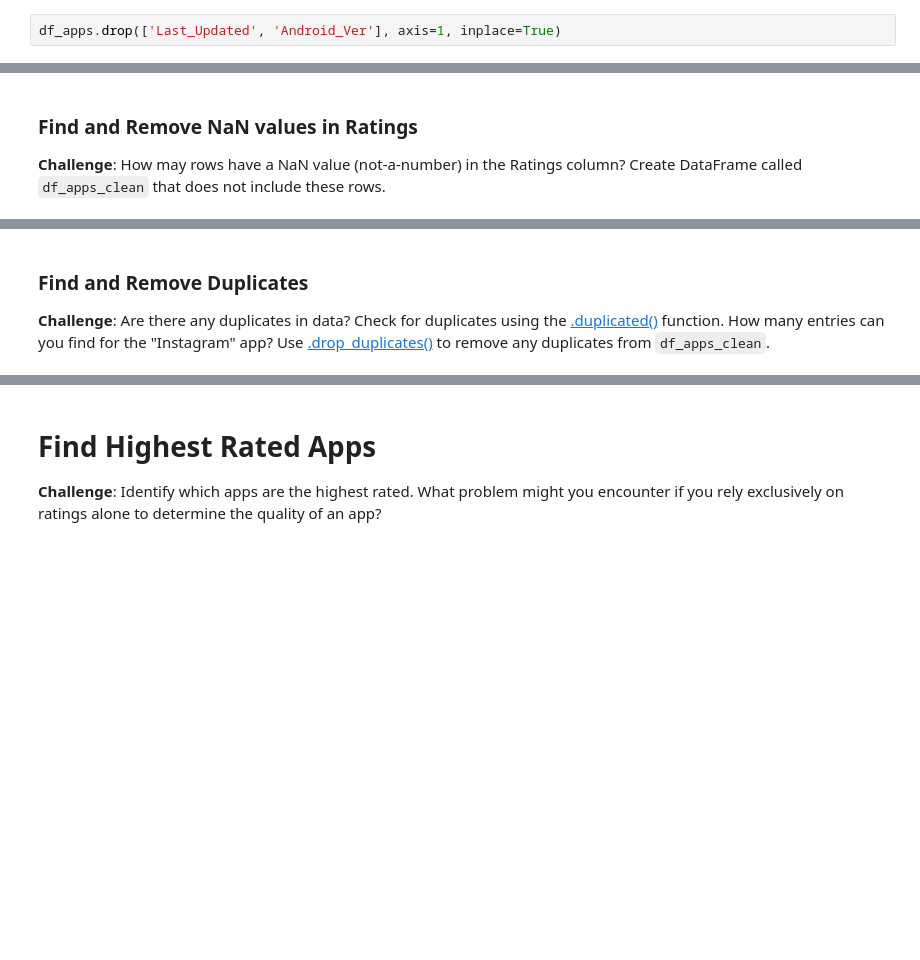
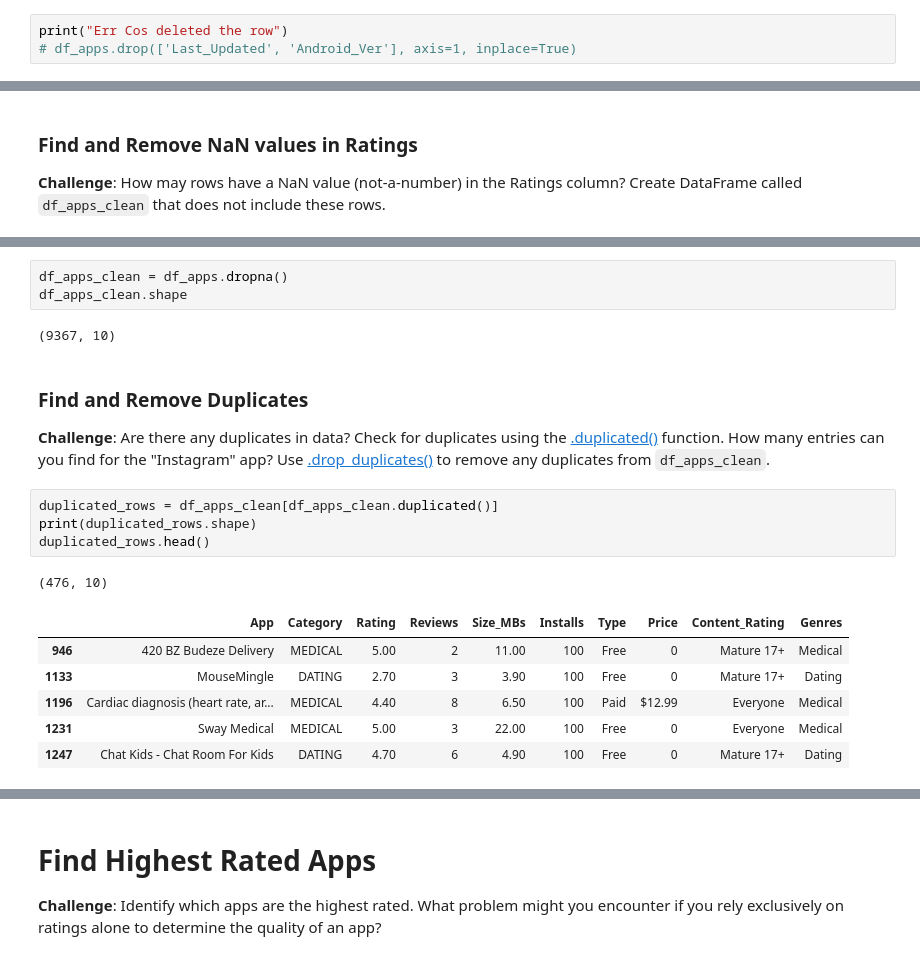
Before and after one commit to sinhadeepak1115/Day-75-Mlatplotlib, a Jupyter notebook: Google Play Store App Analytics (start).ipynb, the cells around one changed output, grey strips where cells are left out. Drawn from its saved outputs; the diff is of its cells as text; blank space fills up the shorter version.

Commit message:
deleting duplicate data and sorting data.

```diff
--- a/Google Play Store App Analytics (start).ipynb
+++ b/Google Play Store App Analytics (start).ipynb
@@ -46,5 +46,6 @@ df_apps.sample(5)
 | 3554 | 💎 I'm rich | LIFESTYLE | 3.80 | 718 | 26.00 | 10,000 | Paid | $399.99 | Everyone | Lifestyle | ... |
 | 6197 | League18 | SPORTS | 4.30 | 14123 | 13.00 | 500,000 | Free | 0 | Everyone | Sports | ... |
 # %%
-df_apps.drop(['Last_Updated', 'Android_Ver'], axis=1, inplace=True)
+print("Err Cos deleted the row")
+# df_apps.drop(['Last_Updated', 'Android_Ver'], axis=1, inplace=True)
 # %% [output]
@@ -74,4 +82,21 @@ print(nan_rows.shape)
+# %%
+df_apps_clean = df_apps.dropna()
+df_apps_clean.shape
+# %% [output]
+(9367, 10)
 # %% [markdown]
 ### Find and Remove Duplicates
 
 **Challenge**: Are there any duplicates in data? Check for duplicates using the [.duplicated()](https://pandas.pydata.org/pandas-docs/stable/reference/api/pandas.DataFrame.duplicated.html) function. How many entries can you find for the "Instagram" app? Use [.drop_duplicates()](https://pandas.pydata.org/pandas-docs/stable/reference/api/pandas.DataFrame.drop_duplicates.html) to remove any duplicates from `df_apps_clean`.
+# %%
+duplicated_rows = df_apps_clean[df_apps_clean.duplicated()]
+print(duplicated_rows.shape)
+duplicated_rows.head()
+# %% [output]
+(476, 10)
+|  | App | Category | Rating | Reviews | Size_MBs | Installs | Type | Price | Content_Rating | Genres |
+| 946 | 420 BZ Budeze Delivery | MEDICAL | 5.00 | 2 | 11.00 | 100 | Free | 0 | Mature 17+ | Medical |
+| 1133 | MouseMingle | DATING | 2.70 | 3 | 3.90 | 100 | Free | 0 | Mature 17+ | Dating |
+| 1196 | Cardiac diagnosis (heart rate, ar... | MEDICAL | 4.40 | 8 | 6.50 | 100 | Paid | $12.99 | Everyone | Medical |
+| 1231 | Sway Medical | MEDICAL | 5.00 | 3 | 22.00 | 100 | Free | 0 | Everyone | Medical |
+| 1247 | Chat Kids - Chat Room For Kids | DATING | 4.70 | 6 | 4.90 | 100 | Free | 0 | Mature 17+ | Dating |
```
Also changed, not shown: parts of 5 cells of this notebook.
